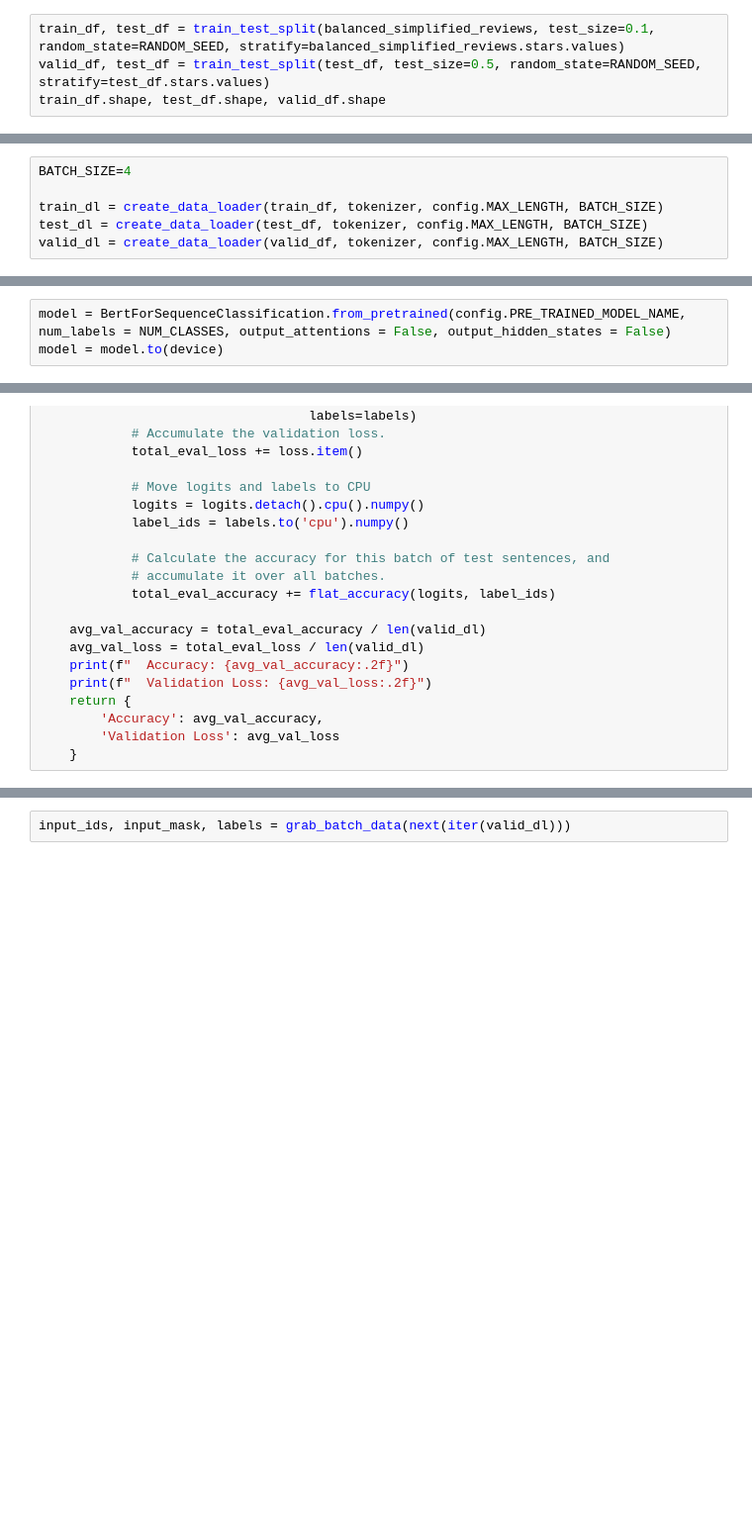
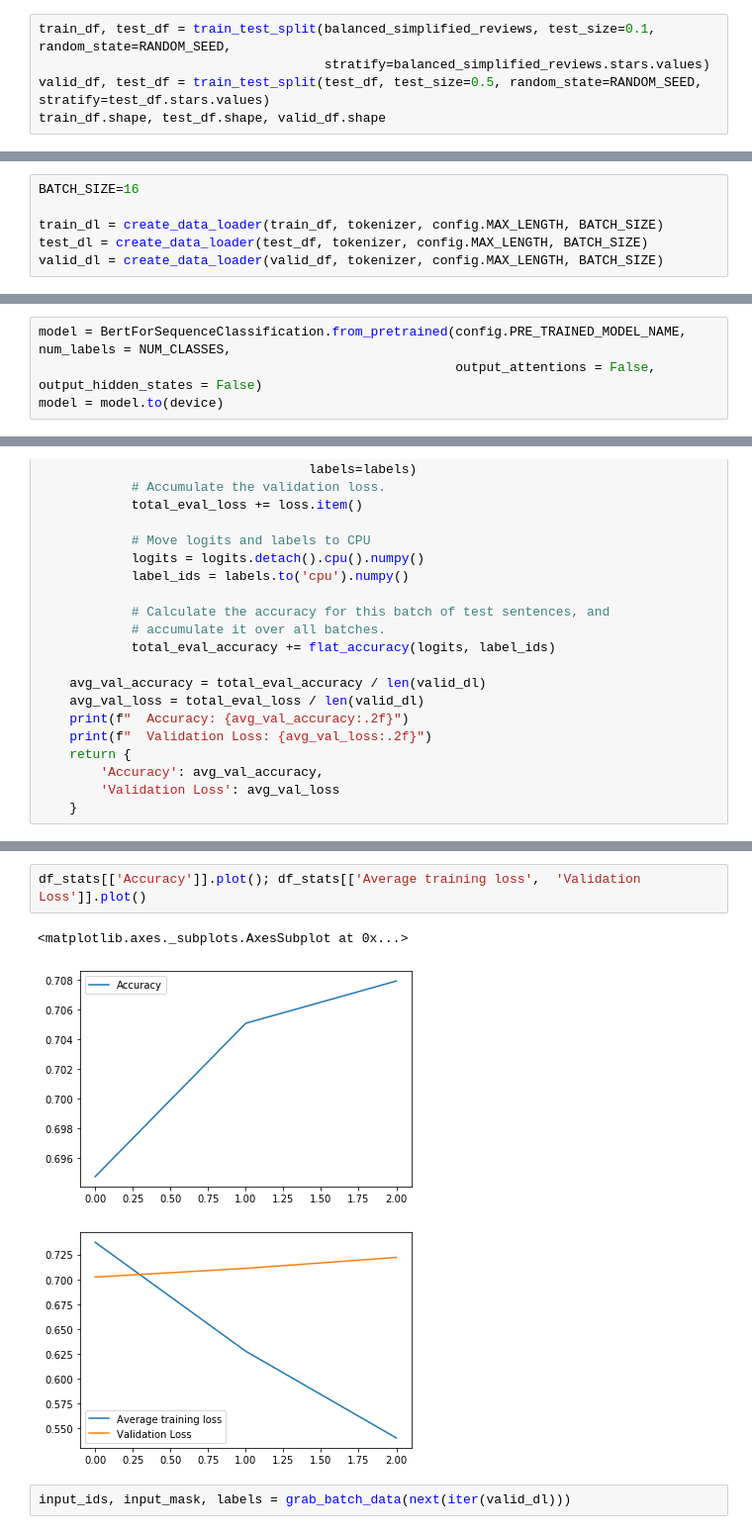
Before and after one commit to OnepointConsultingLtd/yelp_bert, a Jupyter notebook: bert_training.ipynb, the cells around one changed output, grey strips where cells are left out. Shown: that part at 99% size. Saved outputs shown, nothing was run; the diff lists cells and outputs as text; blank space fills up the shorter version.

Commit message:
Added vast.ai trained versions

```diff
--- a/bert_training.ipynb
+++ b/bert_training.ipynb
@@ -112,6 +116,7 @@ def seed_everything(seed):
     np.random.seed(seed)
     torch.manual_seed(seed)
 # %%
-train_df, test_df = train_test_split(balanced_simplified_reviews, test_size=0.1, random_state=RANDOM_SEED, stratify=balanced_simplified_reviews.stars.values)
+train_df, test_df = train_test_split(balanced_simplified_reviews, test_size=0.1, random_state=RANDOM_SEED,
+                                     stratify=balanced_simplified_reviews.stars.values)
 valid_df, test_df = train_test_split(test_df, test_size=0.5, random_state=RANDOM_SEED, stratify=test_df.stars.values)
 train_df.shape, test_df.shape, valid_df.shape
@@ -128,7 +138,7 @@ def create_data_loader(df, tokenizer, max_length, batch_size):
         num_workers=multiprocessing.cpu_count() - 1
     )
 # %%
-BATCH_SIZE=4
+BATCH_SIZE=16
 
 train_dl = create_data_loader(train_df, tokenizer, config.MAX_LENGTH, BATCH_SIZE)
 test_dl = create_data_loader(test_df, tokenizer, config.MAX_LENGTH, BATCH_SIZE)
@@ -144,7 +190,8 @@ sample_record['attention_mask'][0]
 device = torch.device("cuda:0" if torch.cuda.is_available() else "cpu")
 # device = "cpu"
 # %%
-model = BertForSequenceClassification.from_pretrained(config.PRE_TRAINED_MODEL_NAME, num_labels = NUM_CLASSES, output_attentions = False, output_hidden_states = False)
+model = BertForSequenceClassification.from_pretrained(config.PRE_TRAINED_MODEL_NAME, num_labels = NUM_CLASSES,
+                                                      output_attentions = False, output_hidden_states = False)
 model = model.to(device)
 # %%
 param_optimizer = list(model.named_parameters())
@@ -280,3 +350,9 @@ df_stats
+# %%
+df_stats[['Accuracy']].plot(); df_stats[['Average training loss',  'Validation Loss']].plot()
+# %% [output]
+<matplotlib.axes._subplots.AxesSubplot at 0x...>
+[figure, added]
+[figure, added]
 # %%
 input_ids, input_mask, labels = grab_batch_data(next(iter(valid_dl)))
 # %%
```
Also changed, not shown: parts of 14 cells of this notebook, 1 other file.
